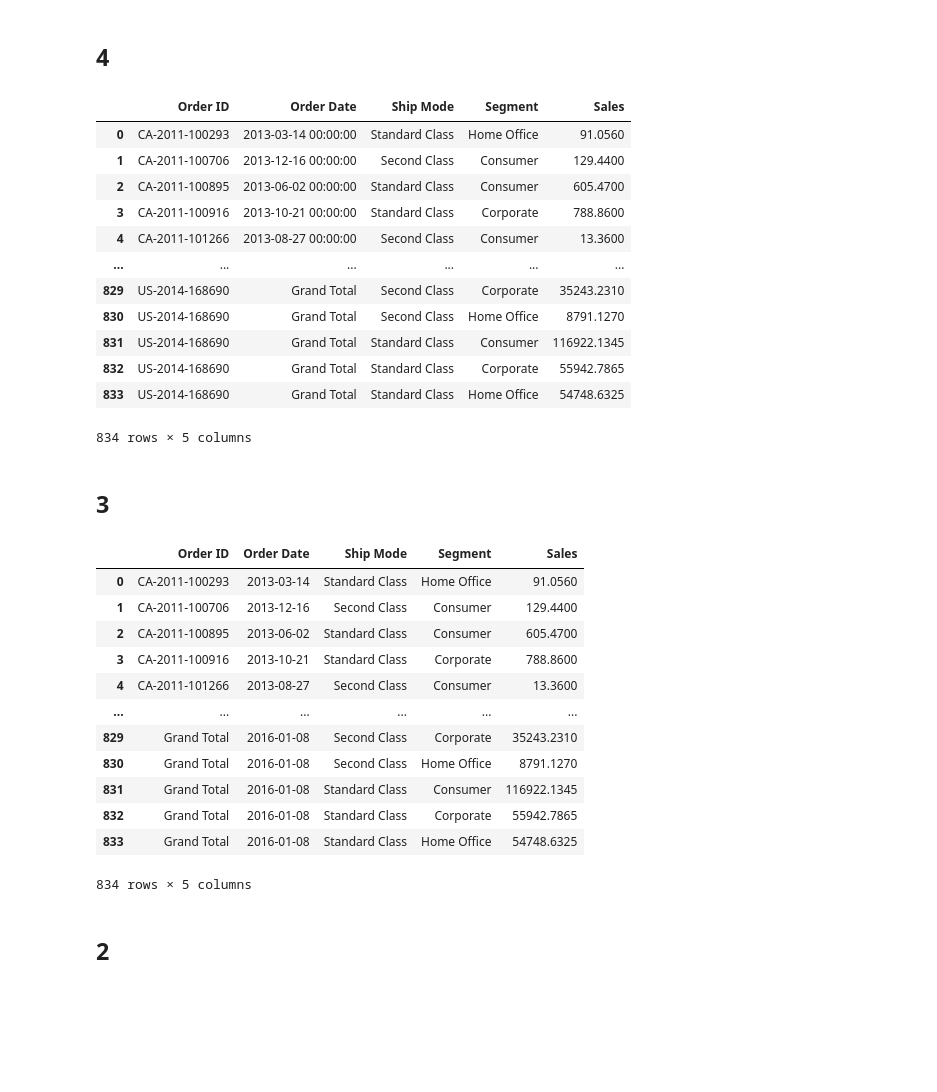
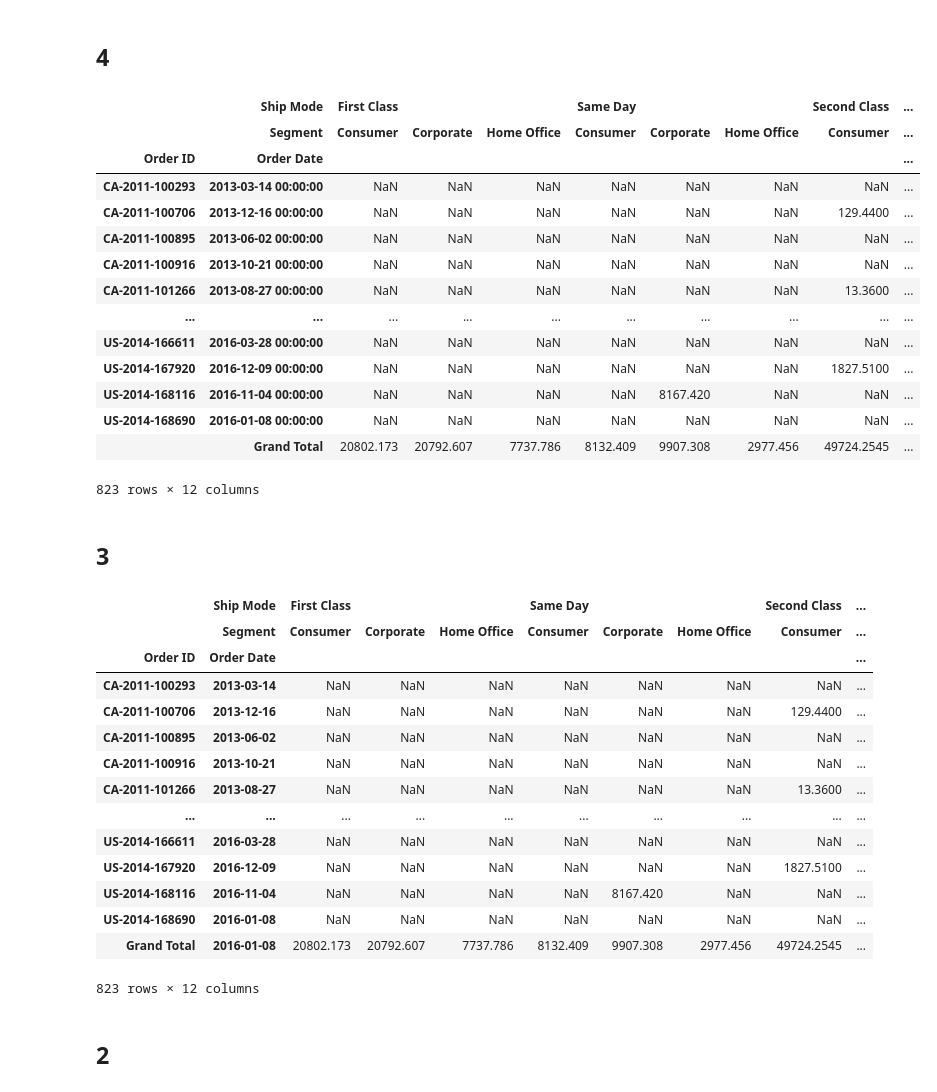
Before and after one commit to George-Michael-Dagogo/Data-cleaning-challenge, a Jupyter notebook: Data Cleaning challenge/Data Cleaning Challenge.ipynb, the cells around one changed output. Cells and saved outputs as stored; diff of their text form; code cells hidden in the pictures; blank space fills up the shorter version.

```diff
--- a/Data Cleaning challenge/Data Cleaning Challenge.ipynb
+++ b/Data Cleaning challenge/Data Cleaning Challenge.ipynb
@@ -131,48 +130,52 @@ five
 # %%
 import pandas as pd
 four = pd.read_excel('4.-Badly-Structured-Sales-Data-4.xlsx', header = [0,1], index_col=[0,1])
-four.iloc[0] = four.iloc[0].fillna(method='ffill')
-four = (four.stack([0,1])
-        .rename_axis(['Order ID','Order Date','Ship Mode','Segment'])
-        .reset_index(name='Sales'))
+# four.iloc[0] = four.iloc[0].fillna(method='ffill')
+# four = (four.stack([0,1])
+#         .rename_axis(['Order ID','Order Date','Ship Mode','Segment'])
+#         .reset_index(name='Sales'))
 
 four
 # %% [output]
-|  | Order ID | Order Date | Ship Mode | Segment | Sales |
-| 0 | CA-2011-100293 | 2013-03-14 00:00:00 | Standard Class | Home Office | 91.0560 |
-| 1 | CA-2011-100706 | 2013-12-16 00:00:00 | Second Class | Consumer | 129.4400 |
-| 2 | CA-2011-100895 | 2013-06-02 00:00:00 | Standard Class | Consumer | 605.4700 |
-| 3 | CA-2011-100916 | 2013-10-21 00:00:00 | Standard Class | Corporate | 788.8600 |
-| 4 | CA-2011-101266 | 2013-08-27 00:00:00 | Second Class | Consumer | 13.3600 |
-| ... | ... | ... | ... | ... | ... |
-| 829 | US-2014-168690 | Grand Total | Second Class | Corporate | 35243.2310 |
-| 830 | US-2014-168690 | Grand Total | Second Class | Home Office | 8791.1270 |
-| 831 | US-2014-168690 | Grand Total | Standard Class | Consumer | 116922.1345 |
-| 832 | US-2014-168690 | Grand Total | Standard Class | Corporate | 55942.7865 |
-| 833 | US-2014-168690 | Grand Total | Standard Class | Home Office | 54748.6325 |
+|  | Ship Mode | First Class |  |  | Same Day |  |  | Second Class | ... |
+|  | Segment | Consumer | Corporate | Home Office | Consumer | Corporate | Home Office | Consumer | ... |
+| Order ID | Order Date |  |  |  |  |  |  |  | ... |
+| CA-2011-100293 | 2013-03-14 00:00:00 | NaN | NaN | NaN | NaN | NaN | NaN | NaN | ... |
+| CA-2011-100706 | 2013-12-16 00:00:00 | NaN | NaN | NaN | NaN | NaN | NaN | 129.4400 | ... |
+| CA-2011-100895 | 2013-06-02 00:00:00 | NaN | NaN | NaN | NaN | NaN | NaN | NaN | ... |
+| CA-2011-100916 | 2013-10-21 00:00:00 | NaN | NaN | NaN | NaN | NaN | NaN | NaN | ... |
+| CA-2011-101266 | 2013-08-27 00:00:00 | NaN | NaN | NaN | NaN | NaN | NaN | 13.3600 | ... |
+| ... | ... | ... | ... | ... | ... | ... | ... | ... | ... |
+| US-2014-166611 | 2016-03-28 00:00:00 | NaN | NaN | NaN | NaN | NaN | NaN | NaN | ... |
+| US-2014-167920 | 2016-12-09 00:00:00 | NaN | NaN | NaN | NaN | NaN | NaN | 1827.5100 | ... |
+| US-2014-168116 | 2016-11-04 00:00:00 | NaN | NaN | NaN | NaN | 8167.420 | NaN | NaN | ... |
+| US-2014-168690 | 2016-01-08 00:00:00 | NaN | NaN | NaN | NaN | NaN | NaN | NaN | ... |
+|  | Grand Total | 20802.173 | 20792.607 | 7737.786 | 8132.409 | 9907.308 | 2977.456 | 49724.2545 | ... |
-834 rows × 5 columns
+823 rows × 12 columns
 # %% [markdown]
 ## 3
 # %%
 three = pd.read_excel('3.-Badly-Structured-Sales-Data-3.xlsx',header = [0,1], index_col=[0,1])
-three = (three.stack([0,1])
-        .rename_axis(['Order ID','Order Date','Ship Mode','Segment'])
-        .reset_index(name='Sales'))
+# three = (three.stack([0,1])
+#         .rename_axis(['Order ID','Order Date','Ship Mode','Segment'])
+#         .reset_index(name='Sales'))
 three
 # %% [output]
-|  | Order ID | Order Date | Ship Mode | Segment | Sales |
-| 0 | CA-2011-100293 | 2013-03-14 | Standard Class | Home Office | 91.0560 |
-| 1 | CA-2011-100706 | 2013-12-16 | Second Class | Consumer | 129.4400 |
-| 2 | CA-2011-100895 | 2013-06-02 | Standard Class | Consumer | 605.4700 |
-| 3 | CA-2011-100916 | 2013-10-21 | Standard Class | Corporate | 788.8600 |
-| 4 | CA-2011-101266 | 2013-08-27 | Second Class | Consumer | 13.3600 |
-| ... | ... | ... | ... | ... | ... |
-| 829 | Grand Total | 2016-01-08 | Second Class | Corporate | 35243.2310 |
-| 830 | Grand Total | 2016-01-08 | Second Class | Home Office | 8791.1270 |
-| 831 | Grand Total | 2016-01-08 | Standard Class | Consumer | 116922.1345 |
-| 832 | Grand Total | 2016-01-08 | Standard Class | Corporate | 55942.7865 |
-| 833 | Grand Total | 2016-01-08 | Standard Class | Home Office | 54748.6325 |
+|  | Ship Mode | First Class |  |  | Same Day |  |  | Second Class | ... |
+|  | Segment | Consumer | Corporate | Home Office | Consumer | Corporate | Home Office | Consumer | ... |
+| Order ID | Order Date |  |  |  |  |  |  |  | ... |
+| CA-2011-100293 | 2013-03-14 | NaN | NaN | NaN | NaN | NaN | NaN | NaN | ... |
+| CA-2011-100706 | 2013-12-16 | NaN | NaN | NaN | NaN | NaN | NaN | 129.4400 | ... |
+| CA-2011-100895 | 2013-06-02 | NaN | NaN | NaN | NaN | NaN | NaN | NaN | ... |
+| CA-2011-100916 | 2013-10-21 | NaN | NaN | NaN | NaN | NaN | NaN | NaN | ... |
+| CA-2011-101266 | 2013-08-27 | NaN | NaN | NaN | NaN | NaN | NaN | 13.3600 | ... |
+| ... | ... | ... | ... | ... | ... | ... | ... | ... | ... |
+| US-2014-166611 | 2016-03-28 | NaN | NaN | NaN | NaN | NaN | NaN | NaN | ... |
+| US-2014-167920 | 2016-12-09 | NaN | NaN | NaN | NaN | NaN | NaN | 1827.5100 | ... |
+| US-2014-168116 | 2016-11-04 | NaN | NaN | NaN | NaN | 8167.420 | NaN | NaN | ... |
+| US-2014-168690 | 2016-01-08 | NaN | NaN | NaN | NaN | NaN | NaN | NaN | ... |
+| Grand Total | 2016-01-08 | 20802.173 | 20792.607 | 7737.786 | 8132.409 | 9907.308 | 2977.456 | 49724.2545 | ... |
-834 rows × 5 columns
+823 rows × 12 columns
 # %% [markdown]
 ## 2
 # %%
```
Also changed, not shown: parts of 7 cells of this notebook, 3 other files.
